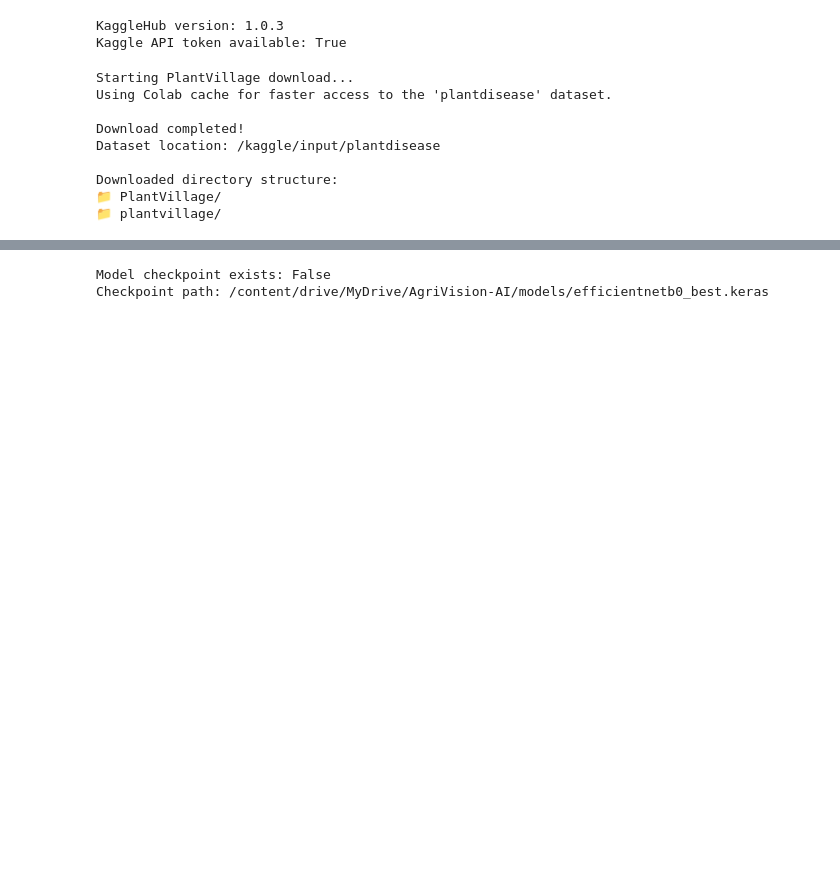
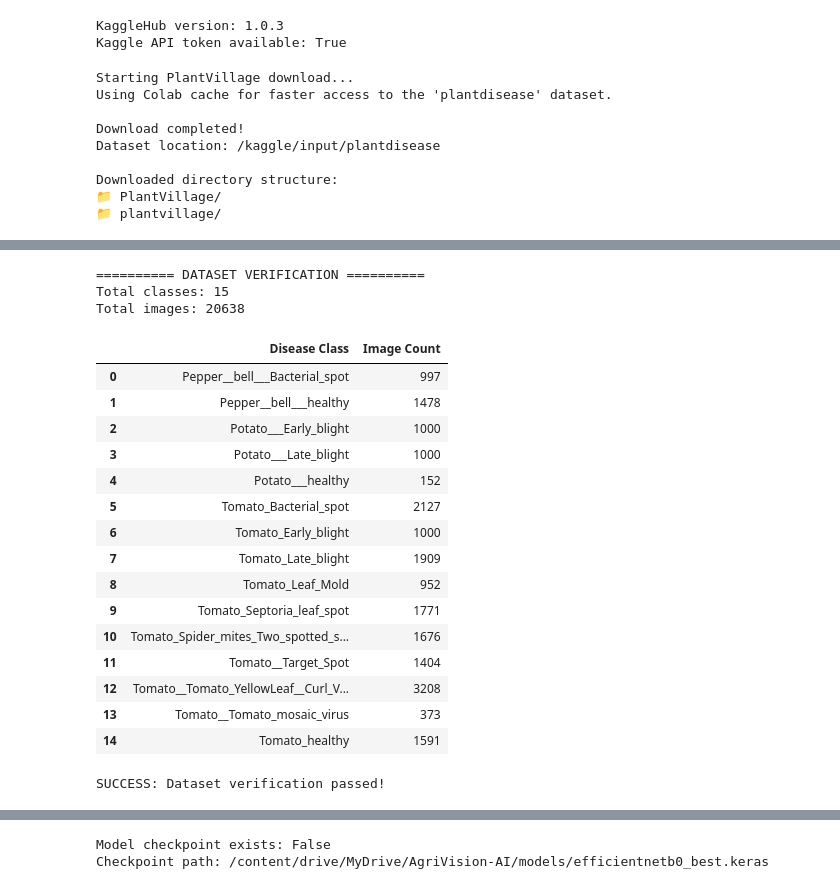
Before and after one commit to Abhish0030/AgriVision-AI, a Jupyter notebook: notebooks/AgriVision_AI_Complete.ipynb, the cells around one changed output, grey strips where cells are left out. Saved outputs shown, nothing was run; the diff lists cells and outputs as text; code cells hidden in the pictures; blank space fills up the shorter version.

```diff
--- a/notebooks/AgriVision_AI_Complete.ipynb
+++ b/notebooks/AgriVision_AI_Complete.ipynb
@@ -348,0 +351,56 @@ Copying PlantVillage to Google Drive...
+# %%
+import os
+import pandas as pd
+
+TARGET_DIR = "/content/gdrive/MyDrive/AgriVision-AI/datasets/PlantVillage/PlantVillage"
+
+class_counts = {}
+
+for class_name in sorted(os.listdir(TARGET_DIR)):
+    class_path = os.path.join(TARGET_DIR, class_name)
+
+    if os.path.isdir(class_path):
+        images = [
+            f for f in os.listdir(class_path)
+            if f.lower().endswith((".jpg", ".jpeg", ".png"))
+        ]
+
+        class_counts[class_name] = len(images)
+
+# Display as table
+distribution_df = pd.DataFrame(
+    list(class_counts.items()),
+    columns=["Disease Class", "Image Count"]
+)
+
+print("========== DATASET VERIFICATION ==========")
+print("Total classes:", len(class_counts))
+print("Total images:", sum(class_counts.values()))
+
+display(distribution_df)
+
+assert len(class_counts) == 15, "Expected 15 classes!"
+assert sum(class_counts.values()) == 20638, "Image count mismatch!"
+
+print("\nSUCCESS: Dataset verification passed!")
+# %% [output]
+========== DATASET VERIFICATION ==========
+Total classes: 15
+Total images: 20638
+|  | Disease Class | Image Count |
+| 0 | Pepper__bell___Bacterial_spot | 997 |
+| 1 | Pepper__bell___healthy | 1478 |
+| 2 | Potato___Early_blight | 1000 |
+| 3 | Potato___Late_blight | 1000 |
+| 4 | Potato___healthy | 152 |
+| 5 | Tomato_Bacterial_spot | 2127 |
+| 6 | Tomato_Early_blight | 1000 |
+| 7 | Tomato_Late_blight | 1909 |
+| 8 | Tomato_Leaf_Mold | 952 |
+| 9 | Tomato_Septoria_leaf_spot | 1771 |
+| 10 | Tomato_Spider_mites_Two_spotted_s... | 1676 |
+| 11 | Tomato__Target_Spot | 1404 |
+| 12 | Tomato__Tomato_YellowLeaf__Curl_V... | 3208 |
+| 13 | Tomato__Tomato_mosaic_virus | 373 |
+| 14 | Tomato_healthy | 1591 |
+SUCCESS: Dataset verification passed!
```
Also changed, not shown: parts of 27 cells of this notebook.
